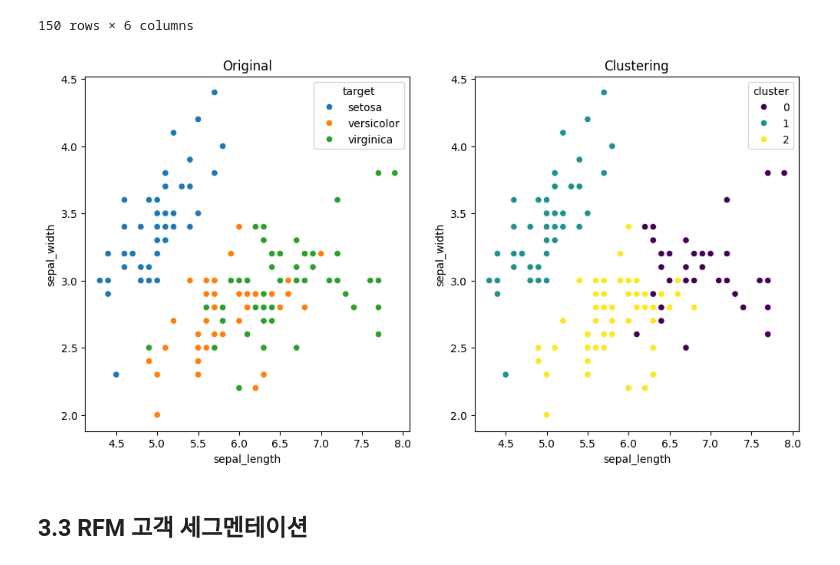
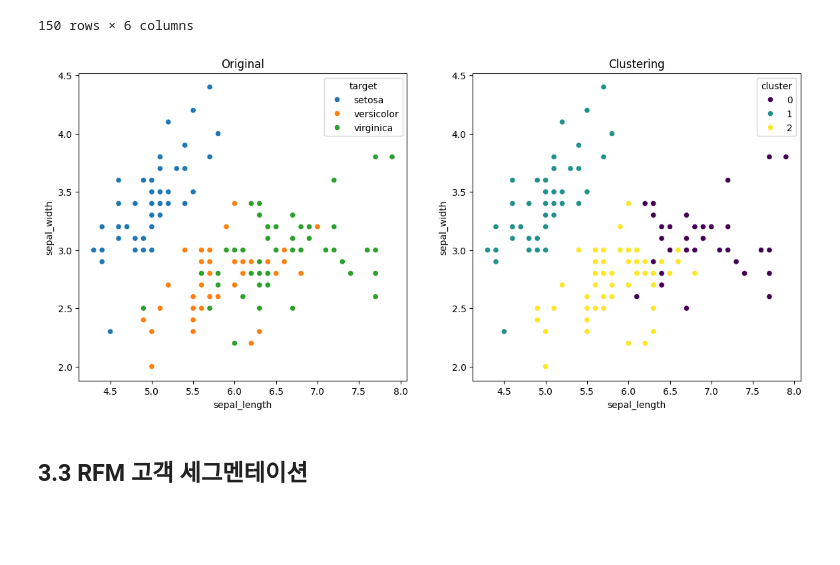
Before and after one commit to leon4study/Data, a Jupyter notebook: src/ML/intermediate/Unsupervised.ipynb, the cells around one changed output. Drawn from its saved outputs; the diff is of its cells as text; code cells hidden in the pictures; blank space fills up the shorter version.

```diff
--- a/src/ML/intermediate/Unsupervised.ipynb
+++ b/src/ML/intermediate/Unsupervised.ipynb
@@ -75,17 +116,17 @@ iris_df2
 | 149 | 5.9 | 3.0 | 5.1 | 1.8 | virginica | 2 |
 150 rows × 6 columns
 # %%
-plt.figure(figsize=(12,6))
+plt.figure(figsize=(14,6))
 plt.subplot(1,2,1)
 sns.scatterplot(data = iris_df2, x = 'sepal_length',y ='sepal_width', hue = 'target')
 plt.title("Original")
 
 plt.subplot(1,2,2)
 sns.scatterplot(data = iris_df2, x = 'sepal_length',y ='sepal_width', hue = 'cluster',palette="viridis")
 plt.title('Clustering')
 plt.show()
 # %% [output]
-[figure, old version]
+[figure, new version]
 # %% [markdown]
 ## 3.3 RFM 고객 세그멘테이션
 # %% [markdown]
```
Also changed, not shown: parts of 41 cells of this notebook, 9 other files.
